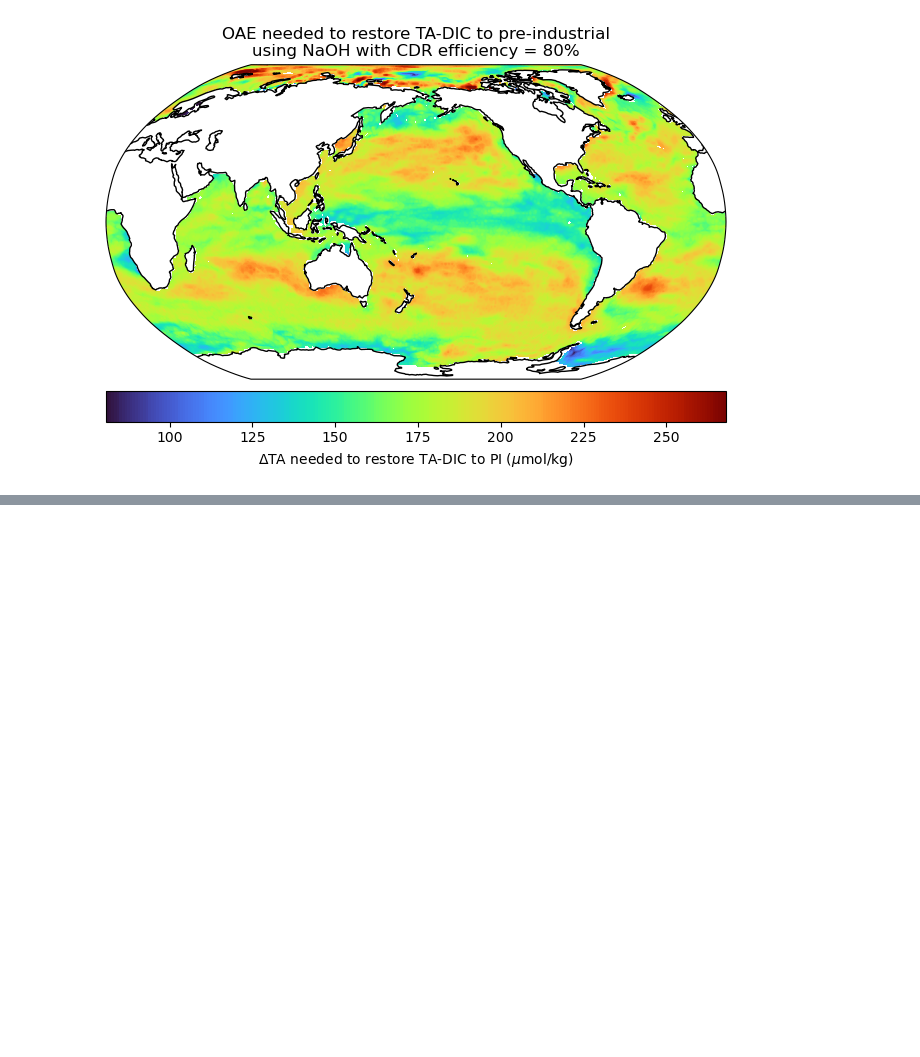
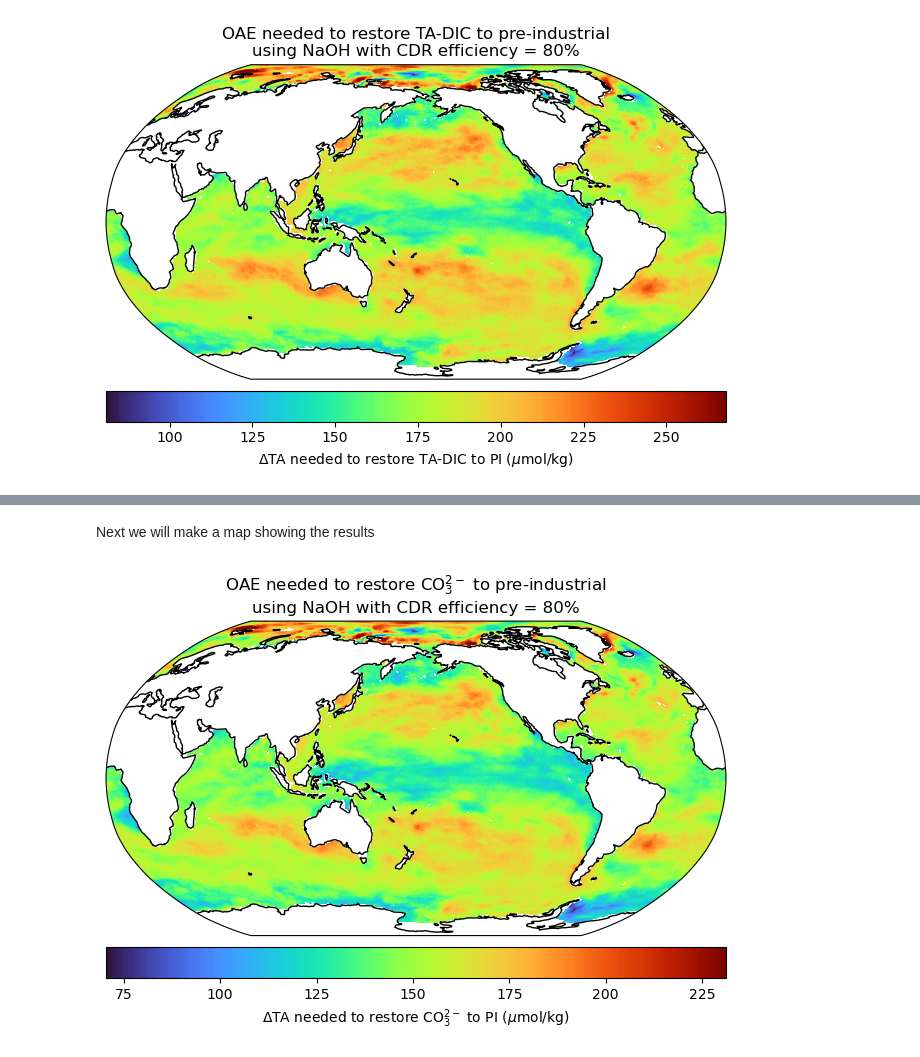
Before and after one commit to gjpelletier/PyOAE, a Jupyter notebook: PyOAE_example_root_finding_multiprocessing.ipynb, the cells around one changed output, grey strips where cells are left out. Drawn from its saved outputs; the diff is of its cells as text; code cells hidden in the pictures; blank space fills up the shorter version.

```diff
--- a/PyOAE_example_root_finding_multiprocessing.ipynb
+++ b/PyOAE_example_root_finding_multiprocessing.ipynb
@@ -180,20 +219,30 @@ Next we will run the multiprocessing loop to calculate the results in all of the
 # %%
+# specify the options to use for this example
+obj_var = 'alkstar'   # objective variable: 'alkstar', 'co3', phtot', 'omara', 'omcal'
+oae_type = 'NaOH'     # chemical used for OAE: 'NaOH' or 'Na2CO3'
+cdreff = 0.8          # CDR efficiency between 0-1 (e.g. 0.8 = 80%)
+x_lwr = 0             # lower bound of possible dTA values (umol/kg)
+x_upr = 500           # upper bound of possible dTA values (umol/kg)
+
+# initialize 1d array of the dTA_root values to restore the objective variable to pre-industrial
+ds_dict_1d["dTA_root_alkstar"] = np.full((180*360), np.nan) # init out array
+
 # parallel processing loop through all grid cells (takes about 2.4 hours using 6 CPUs)
 tic()
 ncpu = 6   # number of CPU cores to use for parallel processing
 with multiprocessing.Pool(processes=ncpu) as pool:
     # Use imap_unordered to apply the function to a range of numbers
-    results = pool.imap_unordered(find_root, range(ds_dict_1d["dTA_root"].shape[0]))
+    results = pool.imap_unordered(find_root, range(ds_dict_1d["dTA_root_alkstar"].shape[0]))
     # Iterate over the results as they become available
     for result in results:
         if result is not None:
             i = int(result[0])
             root = result[1]
-            ds_dict_1d["dTA_root"][i] = root
+            ds_dict_1d["dTA_root_alkstar"][i] = root
             # print(i, root)
 toc()
 # reshape 1d dTA_root to 2d (180, 360)
-ds_dict["dTA_root"] = ds_dict_1d["dTA_root"].reshape(ds_dict["talk_1750"].shape)
+ds_dict["dTA_root_alkstar"] = ds_dict_1d["dTA_root_alkstar"].reshape(ds_dict["talk_1750"].shape)
 # %% [output]
 Elapsed time: 8687.132699 seconds.
 # %% [markdown]
@@ -225,0 +308,25 @@ Finally we will save the results in a mat file for use later if needed
+# %% [markdown]
+Next we will make a map showing the results
+# %%
+# Robinson map of the results
+import cartopy.crs as ccrs
+plt.figure(figsize=(8, 5))
+X = ds["x"].values
+Y = ds["y"].values
+Z = ds_dict["dTA_root_co3"].copy()
+zmin = np.nanpercentile(Z,0.1)
+zmax = np.nanpercentile(Z,99.9)
+Z[Z<zmin]=zmin
+Z[Z>zmax]=zmax
+ax = plt.axes(projection=ccrs.Robinson(central_longitude=180))
+ax.set_global()
+ax.coastlines()
+# ax.gridlines()
+plt.title('OAE needed to restore CO$_3^{2-}$ to pre-industrial\nusing NaOH with CDR efficiency = 80%')
+plt.contourf(X,Y,Z,cmap='turbo',levels=256,transform=ccrs.PlateCarree());
+plt.colorbar(orientation="horizontal", pad=0.03,label=r'$\Delta$TA needed to restore CO$_3^{2-}$ to PI ($\mu$mol/kg)',
+            ticks=[0,25,50,75,100,125,150,175,200,225,250]);
+plt.savefig('OAE_needed_to_restore_CO3_using_NaOH_at_CDReff80.png', format='png', dpi=300)
+plt.show()
+# %% [output]
+[figure, added]
```
Also changed, not shown: parts of 51 cells of this notebook, 1 other file.
